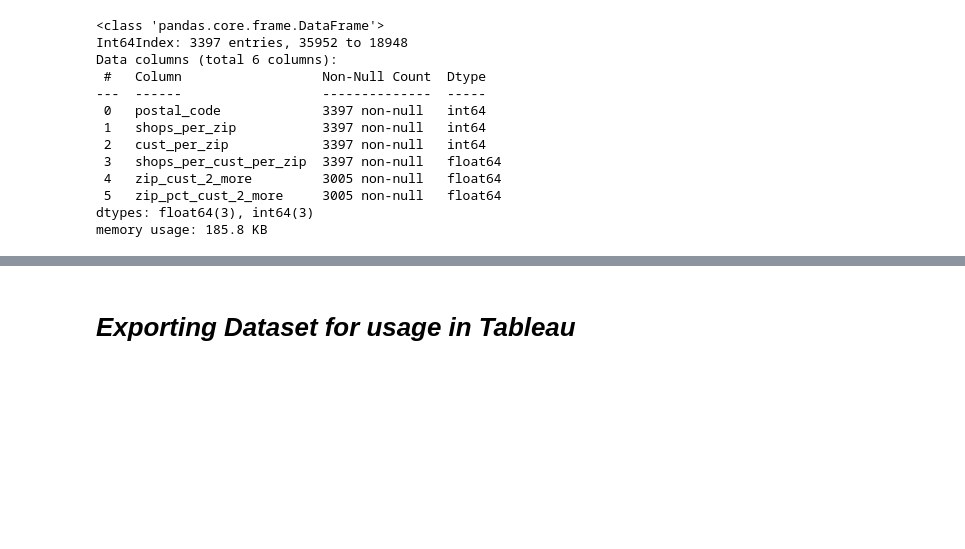
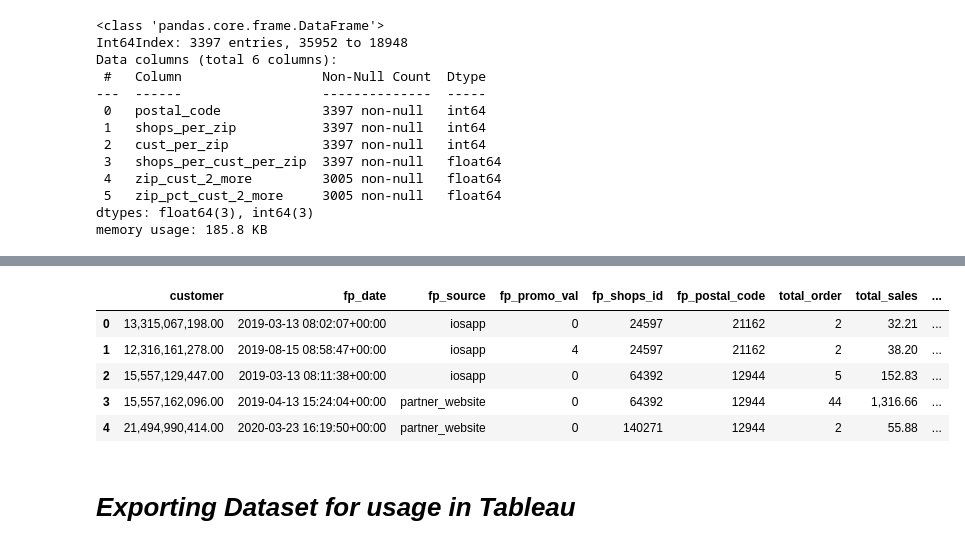
Before and after one commit to aneeshoberoi/churnhw, a Jupyter notebook: ChurnNoteBook_Final.ipynb, the cells around one changed output, grey strips where cells are left out. Saved outputs shown, nothing was run; the diff lists cells and outputs as text; code cells hidden in the pictures; blank space fills up the shorter version.

```diff
--- a/ChurnNoteBook_Final.ipynb
+++ b/ChurnNoteBook_Final.ipynb
@@ -246,0 +358,6 @@ test4[test4['customer']==6196987925]
+# %%
+subs_purchase_value_final['spend_growth_2']=(subs_purchase_value_final['total_spend_2']-subs_purchase_value_final['total_spend_1'])*100/subs_purchase_value_final['total_spend_1']
+subs_purchase_value_final['spend_growth_3']=(subs_purchase_value_final['total_spend_3']-subs_purchase_value_final['total_spend_2'])*100/subs_purchase_value_final['total_spend_2']
+subs_purchase_value_final['spend_growth_4']=(subs_purchase_value_final['total_spend_4']-subs_purchase_value_final['total_spend_3'])*100/subs_purchase_value_final['total_spend_3']
+subs_purchase_value_final['spend_growth_5']=(subs_purchase_value_final['total_spend_5']-subs_purchase_value_final['total_spend_4'])*100/subs_purchase_value_final['total_spend_4']
+subs_purchase_value_final['spend_growth_6']=(subs_purchase_value_final['total_spend_6']-subs_purchase_value_final['total_spend_5'])*100/subs_purchase_value_final['total_spend_5']
@@ -247,3 +449,16 @@ test4[test4['customer']==6196987925]
+# %%
+cust_final_dataset=fp_final.merge(subs_purchase_value_final,left_on='customer',right_on='total_spend_customer')
+# %%
+cust_final_dataset=cust_final_dataset.merge(subs_purchase_time_final,left_on='customer',right_on='time_to_customer')
+# %%
+cust_final_dataset.head()
+# %% [output]
+|  | customer | fp_date | fp_source | fp_promo_val | fp_shops_id | fp_postal_code | total_order | total_sales | ... |
+| 0 | 13,315,067,198.00 | 2019-03-13 08:02:07+00:00 | iosapp | 0 | 24597 | 21162 | 2 | 32.21 | ... |
+| 1 | 12,316,161,278.00 | 2019-08-15 08:58:47+00:00 | iosapp | 4 | 24597 | 21162 | 2 | 38.20 | ... |
+| 2 | 15,557,129,447.00 | 2019-03-13 08:11:38+00:00 | iosapp | 0 | 64392 | 12944 | 5 | 152.83 | ... |
+| 3 | 15,557,162,096.00 | 2019-04-13 15:24:04+00:00 | partner_website | 0 | 64392 | 12944 | 44 | 1,316.66 | ... |
+| 4 | 21,494,990,414.00 | 2020-03-23 16:19:50+00:00 | partner_website | 0 | 140271 | 12944 | 2 | 55.88 | ... |
 # %% [markdown]
 # ***Exporting Dataset for usage in Tableau***
 # %%
```
Also changed, not shown: parts of 30 cells of this notebook.
